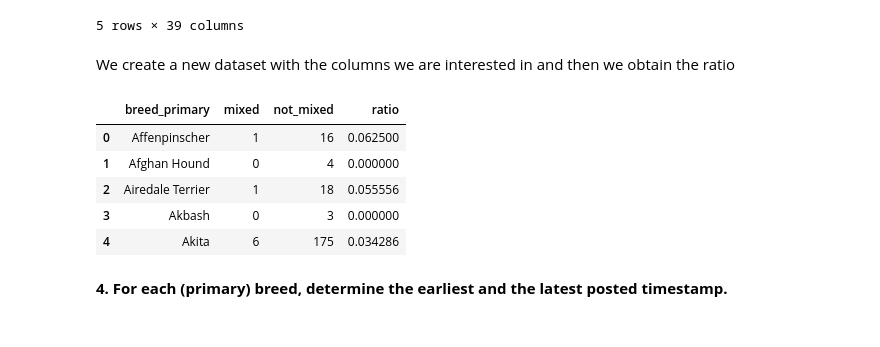
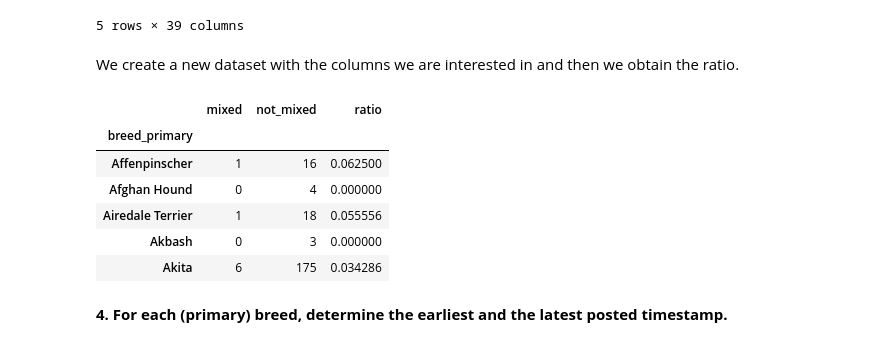
Before and after one commit to martaprivitera/Project-of-Computer-Science, a Jupyter notebook: Proj_Brambatti_Fracchia_Privitera.ipynb, the cells around one changed output. Cells and saved outputs as stored; diff of their text form; code cells hidden in the pictures.

```diff
--- a/Proj_Brambatti_Fracchia_Privitera.ipynb
+++ b/Proj_Brambatti_Fracchia_Privitera.ipynb
@@ -380,18 +365,19 @@ dogs_3.head()
 | 4 | 46039306 | NV184 | https://www.petfinder.com/dog/the... | Dog | Dog | Dachshund | NaN | False | ... |
 5 rows × 39 columns
 # %% [markdown]
-We create a new dataset with the columns we are interested in and then we obtain the ratio
+We create a new dataset with the columns we are interested in and then we obtain the ratio.
 # %%
-dogs_mixed_not_mixed=dogs_3[['breed_primary','mixed', 'not_mixed']].groupby('breed_primary', as_index=False).sum()
+dogs_mixed_not_mixed=dogs_3[['breed_primary','mixed', 'not_mixed']].groupby('breed_primary').sum()
 dogs_mixed_not_mixed['ratio']=dogs_mixed_not_mixed['mixed']/dogs_mixed_not_mixed['not_mixed']
 dogs_mixed_not_mixed.head()
 # %% [output]
-|  | breed_primary | mixed | not_mixed | ratio |
-| 0 | Affenpinscher | 1 | 16 | 0.062500 |
-| 1 | Afghan Hound | 0 | 4 | 0.000000 |
-| 2 | Airedale Terrier | 1 | 18 | 0.055556 |
-| 3 | Akbash | 0 | 3 | 0.000000 |
-| 4 | Akita | 6 | 175 | 0.034286 |
+|  | mixed | not_mixed | ratio |
+| breed_primary |  |  |  |
+| Affenpinscher | 1 | 16 | 0.062500 |
+| Afghan Hound | 0 | 4 | 0.000000 |
+| Airedale Terrier | 1 | 18 | 0.055556 |
+| Akbash | 0 | 3 | 0.000000 |
+| Akita | 6 | 175 | 0.034286 |
 # %% [markdown]
 **4. For each (primary) breed, determine the earliest and the latest posted timestamp.**
 # %% [markdown]
```
Also changed, not shown: parts of 67 cells of this notebook.
